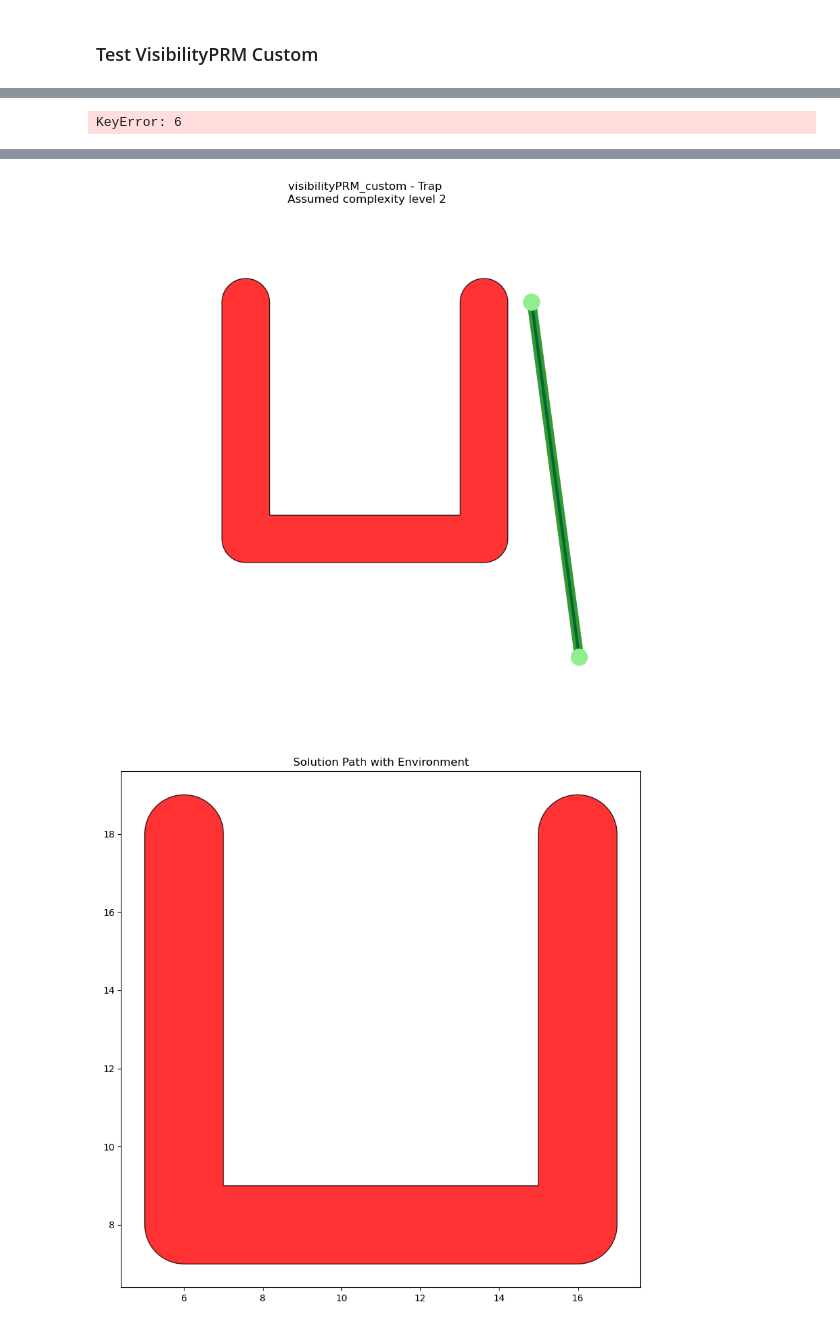
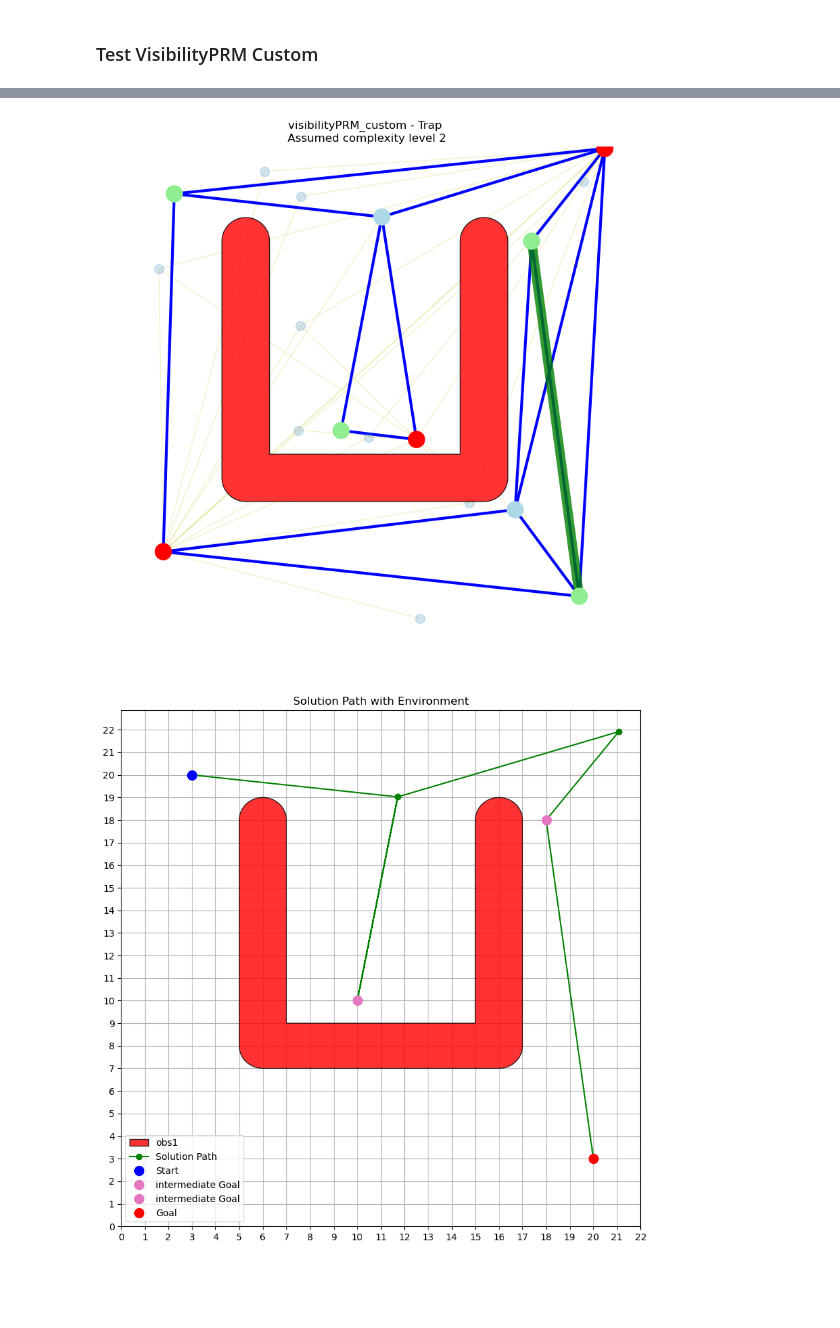
Before and after one commit to moritzscheckenbach/Roundtrip_Path_Planning, a Jupyter notebook: roundtrip_path_planner/Evaluation.ipynb, the cells around one changed output, grey strips where cells are left out. Cells and saved outputs as stored; diff of their text form; code cells hidden in the pictures; blank space fills up the shorter version.

```diff
--- a/roundtrip_path_planner/Evaluation.ipynb
+++ b/roundtrip_path_planner/Evaluation.ipynb
@@ -108,12 +104,20 @@ Visualizing environment 20/25: Gitter
 # %%
 Environment_Test = fullBenchList[0]
 
-test_startlist =[[3, 20]]
-test_goallist = [[10, 10], [20,3], [18,18]]
+StartList =[[3, 20]]
+GoalList = [[10, 10], [20,3], [18,18]]
+Algorithm = "visibilityPRM_custom"
 
-# Planen = roundtrip_path_planner.Roundtrip_Path_Planner(Environment_Test.startList, Environment_Test.goalList, Environment_Test ,"basePRM")
-Planen = roundtrip_path_planner.Roundtrip_Path_Planner(test_startlist, test_goallist, Environment_Test ,"visibilityPRM_custom")
-Planen.plan()
+# Eingabe
+MultiQuery = True
+
+Planen = roundtrip_path_planner.Roundtrip_Path_Planner(StartList, GoalList, Environment_Test ,Algorithm)
+
+# Aufruf
+if MultiQuery:
+    Planen.plan_MQ()
+else:
+    Planen.plan()
 # %% [output]
 visibilityPRM_custom [<class 'IPVisibilityPRM_Customized.VisPRM_Custom'>, {'ntry': 300}, <function visibilityPRM_custom_Visualize at 0x...>]
 Planning: visibilityPRM_custom - Trap
@@ -129 +138,0 @@ New Usedstart: [20, 3]
-KeyError: 6
@@ -132,2 +141,2 @@ KeyError: 6
-[figure, old version]
+[figure, new version]
-[figure, old version]
+[figure, new version]
```
Also changed, not shown: parts of 18 cells of this notebook, 6 other files.
